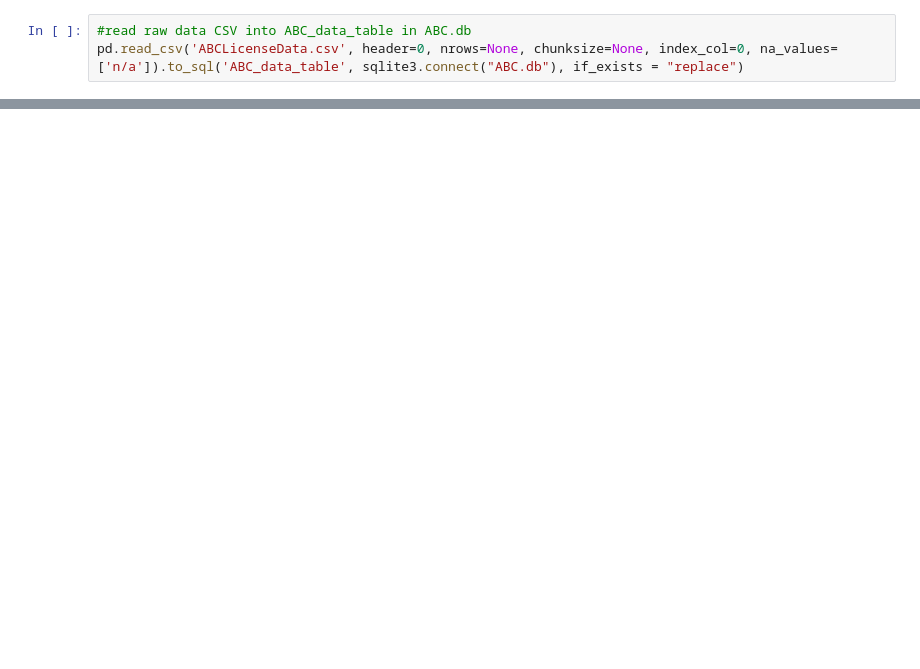
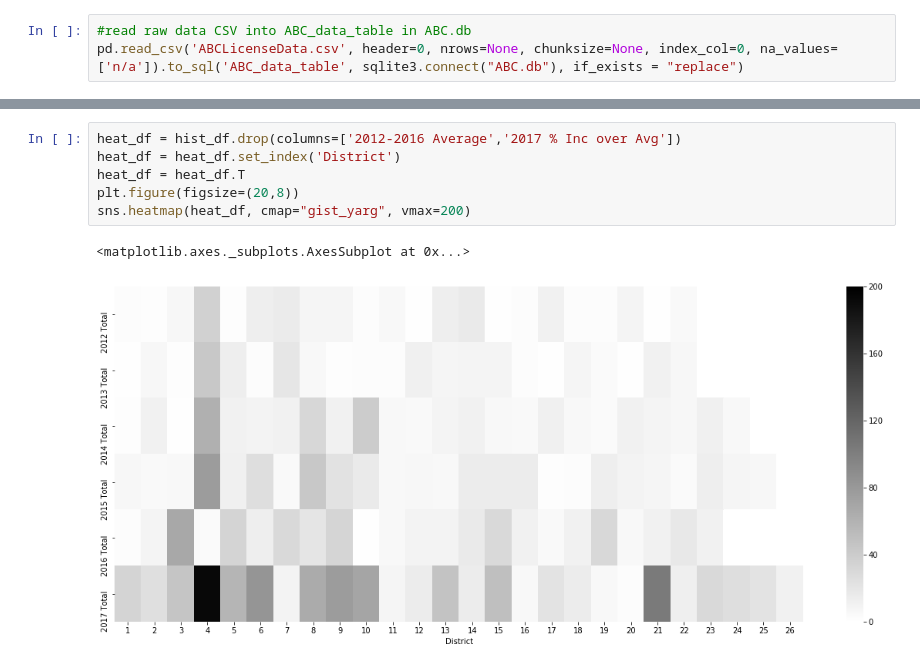
Before and after one commit to thewiredan/python_project, a Jupyter notebook: python_for_data_project.ipynb, the cells around one changed output, grey strips where cells are left out. Drawn from its saved outputs; the diff is of its cells as text; blank space fills up the shorter version.

Commit message:
modified hist_df, created heat_df, and created heatmap

```diff
--- a/python_for_data_project.ipynb
+++ b/python_for_data_project.ipynb
@@ -104,0 +139,9 @@ display(data_df)
+# %%
+heat_df = hist_df.drop(columns=['2012-2016 Average','2017 % Inc over Avg'])
+heat_df = heat_df.set_index('District')
+heat_df = heat_df.T
+plt.figure(figsize=(20,8))
+sns.heatmap(heat_df, cmap="gist_yarg", vmax=200)
+# %% [output]
+<matplotlib.axes._subplots.AxesSubplot at 0x...>
+[figure, added]
```
Also changed, not shown: parts of 7 cells of this notebook, 1 other file.
